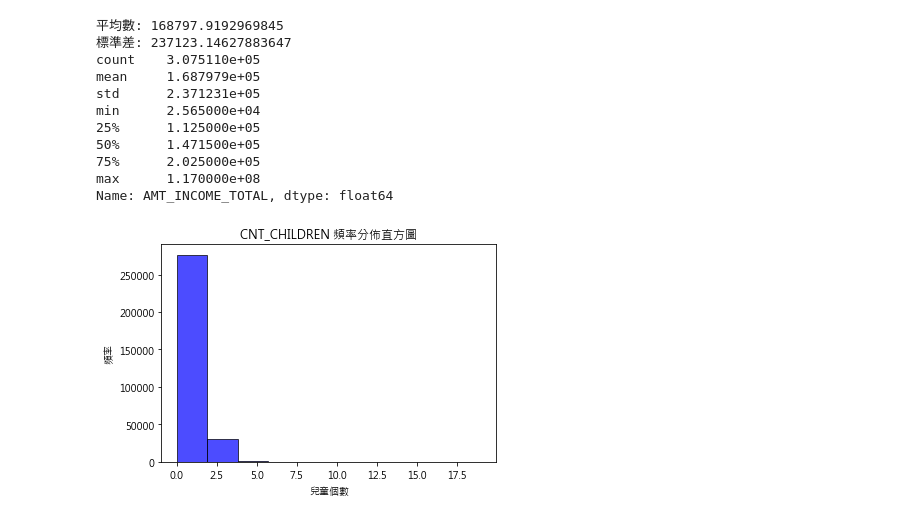
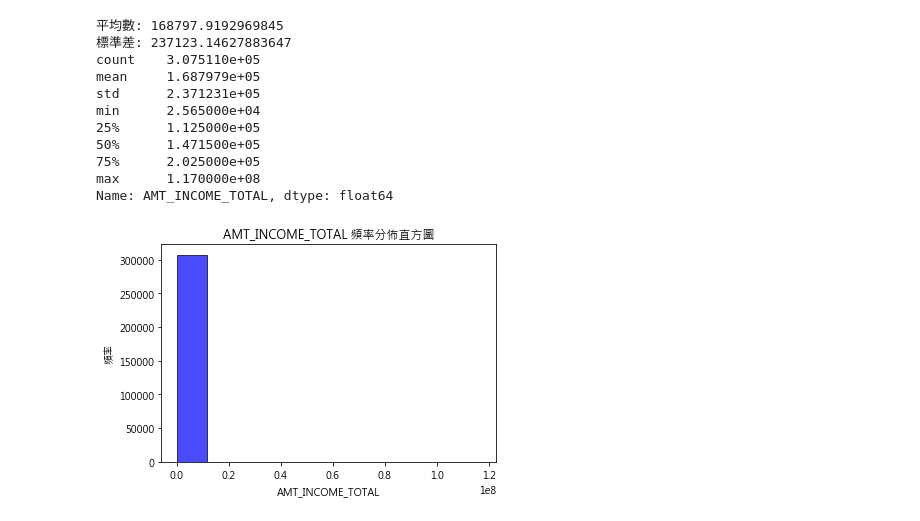
Before and after one commit to e04ji3w94gj94/2nd-ML100Days, a Jupyter notebook: homework/Day_005_HW.ipynb, the cells around one changed output. Saved outputs shown, nothing was run; the diff lists cells and outputs as text; code cells hidden in the pictures.

```diff
--- a/homework/Day_005_HW.ipynb
+++ b/homework/Day_005_HW.ipynb
@@ -52,28 +52,28 @@ Name: AMT_INCOME_TOTAL, dtype: float64
 # %%
 '''
 繪製直方圖
 data:必選參數，繪圖數據
 bins:直方圖的長條形數目，可選項，默認為10
 normed:是否將得到的直方圖向量歸一化，可選項，默認為0，代表不歸一化，顯示頻數。 normed=1，表示歸一化，顯示頻率。
 facecolor:長條形的顏色
 edgecolor:長條形邊框的顏色
 alpha:透明度
 '''
 # 設置matplotlib正常顯示中文和負號
 plt.rcParams['font.sans-serif'] = ['Microsoft JhengHei']  # 用黑體顯示中文
 plt.rcParams['axes.unicode_minus'] = False                # 正常顯示負號
 
 
 
-data = app_train['CNT_CHILDREN']
+data = app_train['AMT_INCOME_TOTAL']
 
 plt.hist(data, bins =10, normed=0, facecolor="blue", edgecolor="black", alpha=0.7)
 # 顯示橫軸標籤
-plt.xlabel("兒童個數")
+plt.xlabel("AMT_INCOME_TOTAL")
 # 顯示縱軸標籤
 plt.ylabel("頻率")
 # 顯示圖標題
-plt.title("CNT_CHILDREN 頻率分佈直方圖")
+plt.title("AMT_INCOME_TOTAL 頻率分佈直方圖")
 plt.show()
 # %% [output]
-[figure, old version]
+[figure, new version]
```
Also changed, not shown: parts of 2 cells of this notebook.
